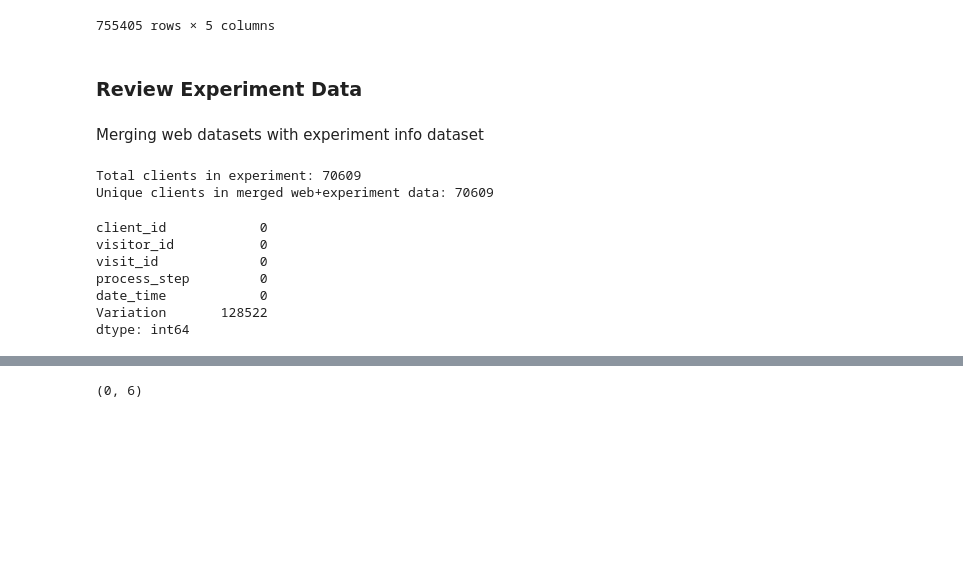
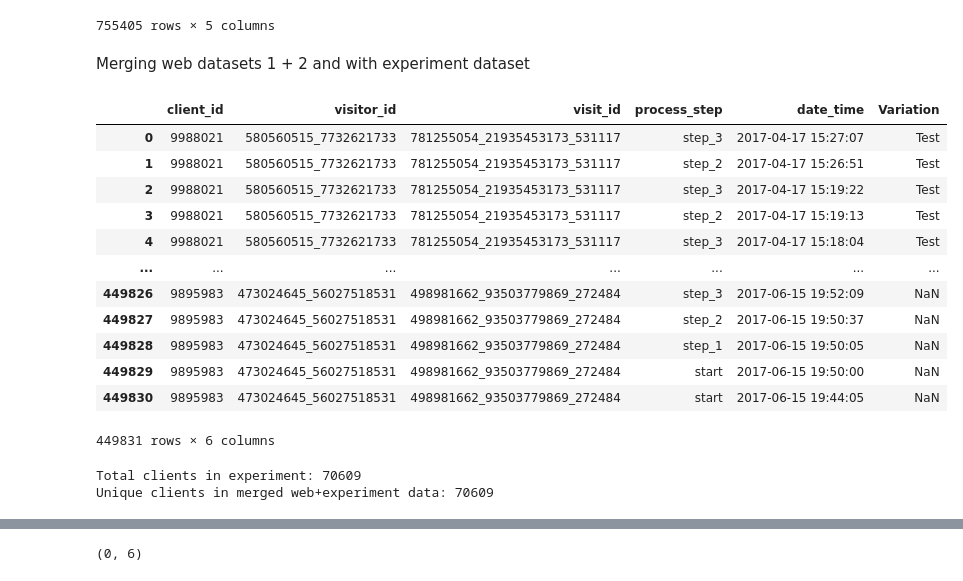
Before and after one commit to SheryllD/Project2, a Jupyter notebook: main_datawrangling.ipynb, the cells around one changed output, grey strips where cells are left out. Drawn from its saved outputs; the diff is of its cells as text; code cells hidden in the pictures; blank space fills up the shorter version.

```diff
--- a/main_datawrangling.ipynb
+++ b/main_datawrangling.ipynb
@@ -132,13 +167,26 @@ df_web
 # %%
 # Here I am saving the two dataframes of the web data files into one file
 df_web.to_csv('Datasets/Datasets_raw/df_web_merged.csv', index=False)
-# %% [markdown]
-### Review Experiment Data
 # %% [markdown]
-Merging web datasets with experiment info dataset
+Merging web datasets 1 + 2 and with experiment dataset
 # %%
 # Now I want to merge the web data frames with the experiment client data frame
-df_web_ec = pd.merge(df_web, df_ec, on='client_id', how='right')
+df_web_ec = pd.merge(df_web, df_client, on='client_id', how='right')
+df_web_ec # Reviewing the dataset
+# %% [output]
+|  | client_id | visitor_id | visit_id | process_step | date_time | Variation |
+| 0 | 9988021 | 580560515_7732621733 | 781255054_21935453173_531117 | step_3 | 2017-04-17 15:27:07 | Test |
+| 1 | 9988021 | 580560515_7732621733 | 781255054_21935453173_531117 | step_2 | 2017-04-17 15:26:51 | Test |
+| 2 | 9988021 | 580560515_7732621733 | 781255054_21935453173_531117 | step_3 | 2017-04-17 15:19:22 | Test |
+| 3 | 9988021 | 580560515_7732621733 | 781255054_21935453173_531117 | step_2 | 2017-04-17 15:19:13 | Test |
+| 4 | 9988021 | 580560515_7732621733 | 781255054_21935453173_531117 | step_3 | 2017-04-17 15:18:04 | Test |
+| ... | ... | ... | ... | ... | ... | ... |
+| 449826 | 9895983 | 473024645_56027518531 | 498981662_93503779869_272484 | step_3 | 2017-06-15 19:52:09 | NaN |
+| 449827 | 9895983 | 473024645_56027518531 | 498981662_93503779869_272484 | step_2 | 2017-06-15 19:50:37 | NaN |
+| 449828 | 9895983 | 473024645_56027518531 | 498981662_93503779869_272484 | step_1 | 2017-06-15 19:50:05 | NaN |
+| 449829 | 9895983 | 473024645_56027518531 | 498981662_93503779869_272484 | start | 2017-06-15 19:50:00 | NaN |
+| 449830 | 9895983 | 473024645_56027518531 | 498981662_93503779869_272484 | start | 2017-06-15 19:44:05 | NaN |
+449831 rows × 6 columns
 # %%
 # I am saving the dataframes of the web data files with the experiment clients into one file
 df_web_ec.to_csv('Datasets/Datasets_raw/df_web_ec.csv', index=False)
@@ -148,13 +197,3 @@ print("Unique clients in merged web+experiment data:", df_web_ec['client_id'].nu
 # %% [output]
 Total clients in experiment: 70609
 Unique clients in merged web+experiment data: 70609
-# %%
-df_web_ec.isnull().sum()
-# %% [output]
-client_id            0
-visitor_id           0
-visit_id             0
-process_step         0
-date_time            0
-Variation       128522
-dtype: int64
```
Also changed, not shown: parts of 68 cells of this notebook, 12 other files.
